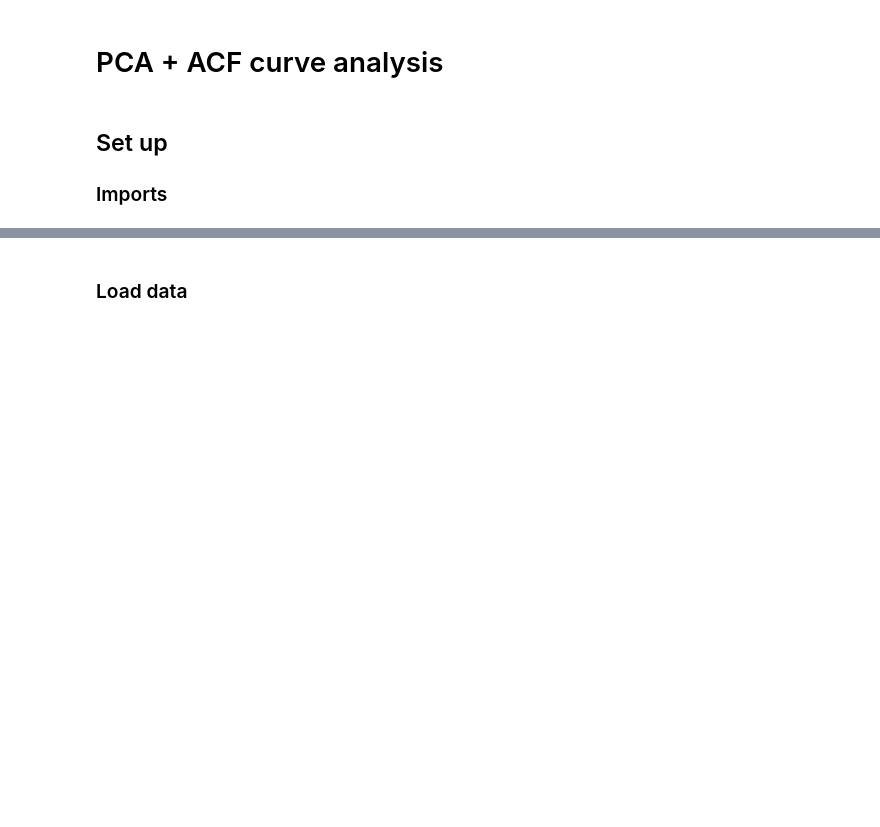
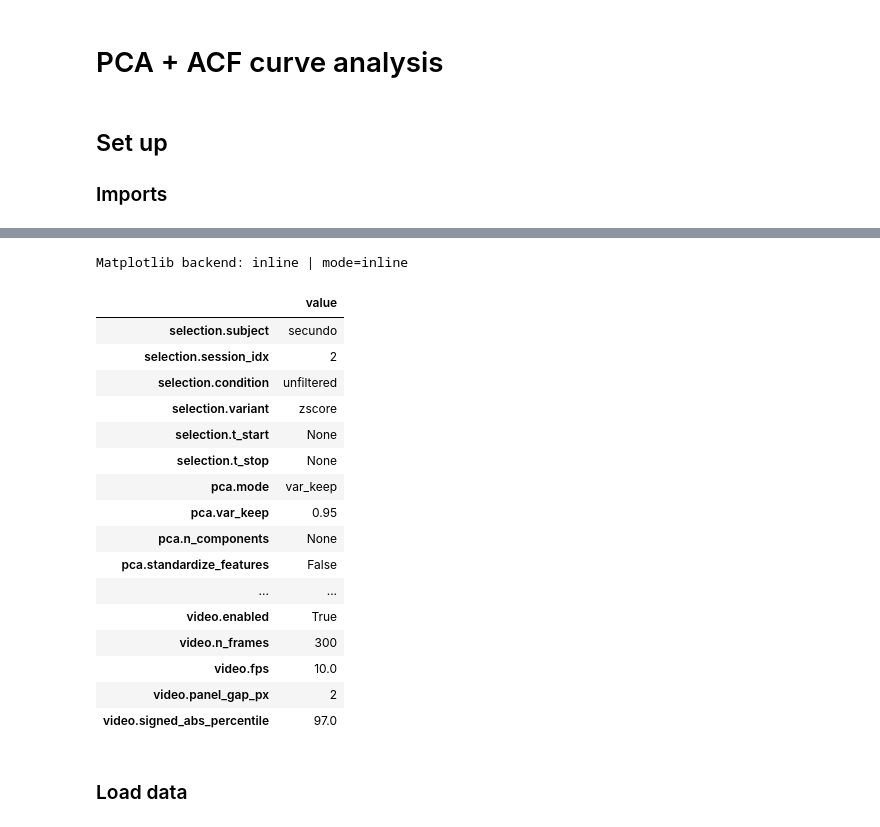
Before and after one commit to brynnhs/fUSPredict, a Jupyter notebook: code/2_exploratory_data_analysis/00_pca.ipynb, the cells around one changed output, grey strips where cells are left out. Cells and saved outputs as stored; diff of their text form; code cells hidden in the pictures; blank space fills up the shorter version.

```diff
--- a/code/2_exploratory_data_analysis/00_pca.ipynb
+++ b/code/2_exploratory_data_analysis/00_pca.ipynb
@@ -63,2 +62,66 @@ sample_frame_idx = 0
+# %%
+# Inline backend
+USE_WIDGET = False
+ipy = get_ipython()
+backend_mode = "inline"
+if ipy is not None:
+    try:
+        ipy.run_line_magic("matplotlib", "inline")
+    except Exception:
+        pass
+print(f"Matplotlib backend: {matplotlib.get_backend()} | mode={backend_mode}")
+
+# Core paths from project config
+deriv_root = repo_root / config["paths"]["preprocessing"]
+subjects = config["subjects"]["all"]
+
+# Main run selection from dedicated PCA config
+sample_subject = str(main_params["selection"]["subject"])
+sample_session_idx = int(main_params["selection"]["session_idx"])
+data_condition = str(main_params["selection"]["condition"])
+data_variant = str(main_params["selection"]["variant"])
+
+# Keep less-critical controls local to later cells where they are used.
+
+def _flatten_dict(d, parent=""):
+    out = {}
+    for k, v in d.items():
+        key = f"{parent}.{k}" if parent else str(k)
+        if isinstance(v, dict):
+            out.update(_flatten_dict(v, key))
+        else:
+            out[key] = v
+    return out
+
+main_params_table = pd.Series(_flatten_dict(main_params), name="value").to_frame()
+display(main_params_table)
+
+# Section 1 outputs
+section1_outputs = {
+    "repo_root": repo_root,
+    "config": config,
+    "pca_config": pca_config,
+    "main_params": main_params,
+    "main_params_table": main_params_table,
+}
+# %% [output]
+Matplotlib backend: inline | mode=inline
+|  | value |
+| selection.subject | secundo |
+| selection.session_idx | 2 |
+| selection.condition | unfiltered |
+| selection.variant | zscore |
+| selection.t_start | None |
+| selection.t_stop | None |
+| pca.mode | var_keep |
+| pca.var_keep | 0.95 |
+| pca.n_components | None |
+| pca.standardize_features | False |
+| ... | ... |
+| video.enabled | True |
+| video.n_frames | 300 |
+| video.fps | 10.0 |
+| video.panel_gap_px | 2 |
+| video.signed_abs_percentile | 97.0 |
 # %% [markdown]
 ### Load data
```
Also changed, not shown: parts of 13 cells of this notebook.
